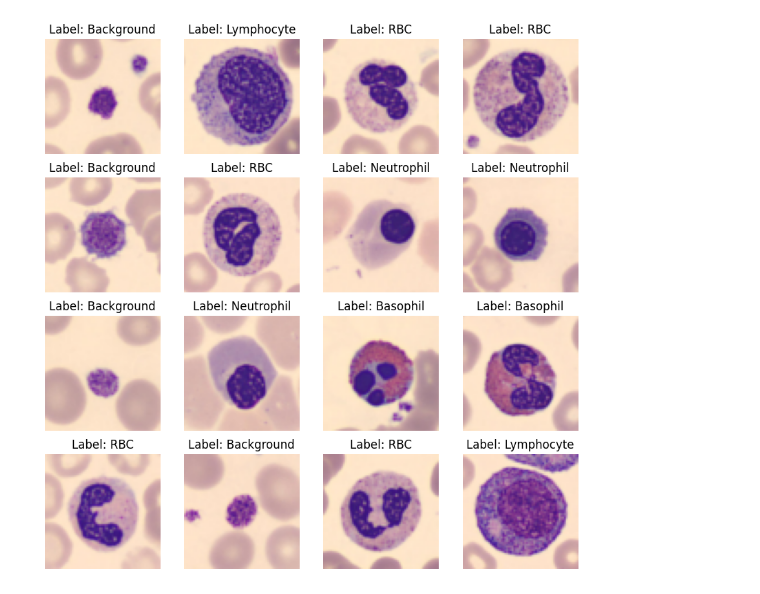
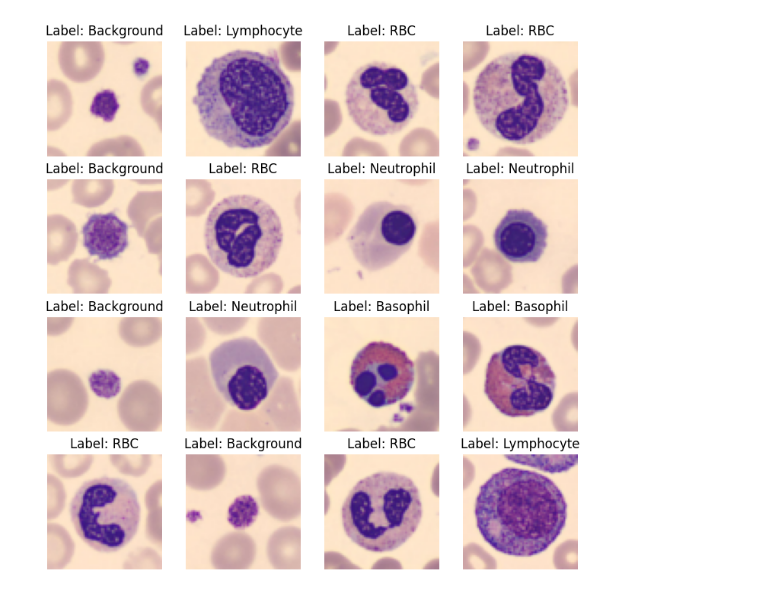
Before and after one commit to Nilsvanesostos/BloodMNIST, a Jupyter notebook: BloodMNIST.ipynb, the cells around one changed output. Cells and saved outputs as stored; diff of their text form; code cells hidden in the pictures.

```diff
--- a/BloodMNIST.ipynb
+++ b/BloodMNIST.ipynb
@@ -78,7 +92,7 @@ test_tf_dataset = test_tf_dataset.batch(batch_size).prefetch(tf.data.experimenta
 # Visualize a batch of training data
 for images, labels in train_tf_dataset.take(1):
     # Plot images (display first 16 images in the batch)
-    plt.figure(figsize=(10, 10))
+    plt.figure(figsize=(9, 9))
     for i in range(16):
         plt.subplot(4, 4, i+1)
         plt.imshow(images[i].numpy())  # Convert tensor to numpy for plotting
@@ -90 +103 @@ for images, labels in train_tf_dataset.take(1):
-[figure, old version]
+[figure, new version]
```
Also changed, not shown: parts of 33 cells of this notebook.
